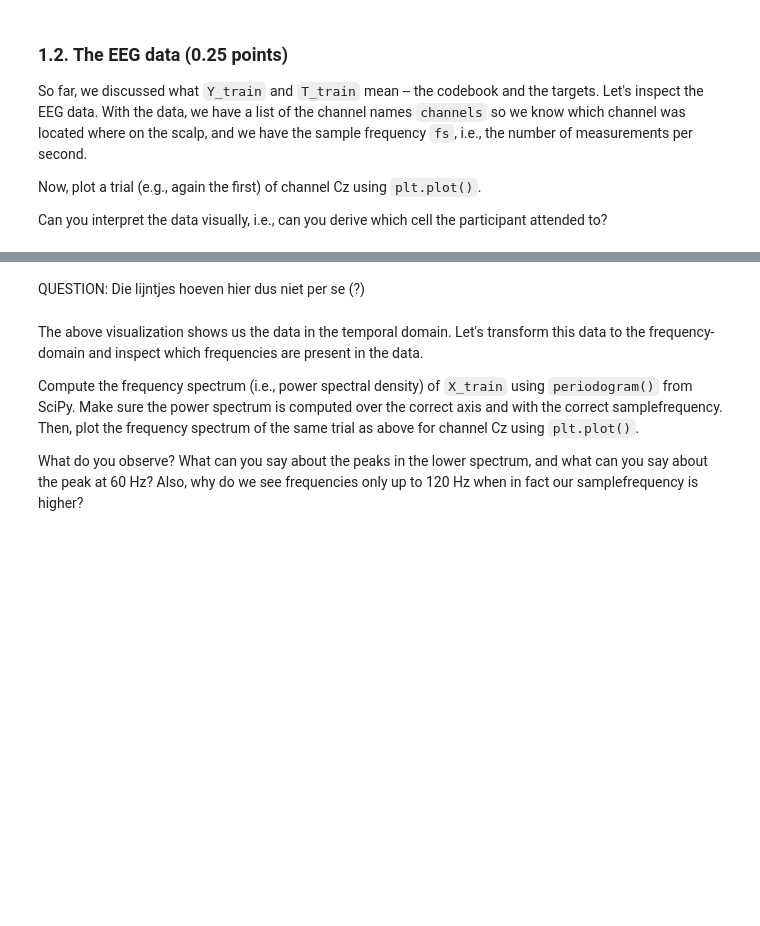
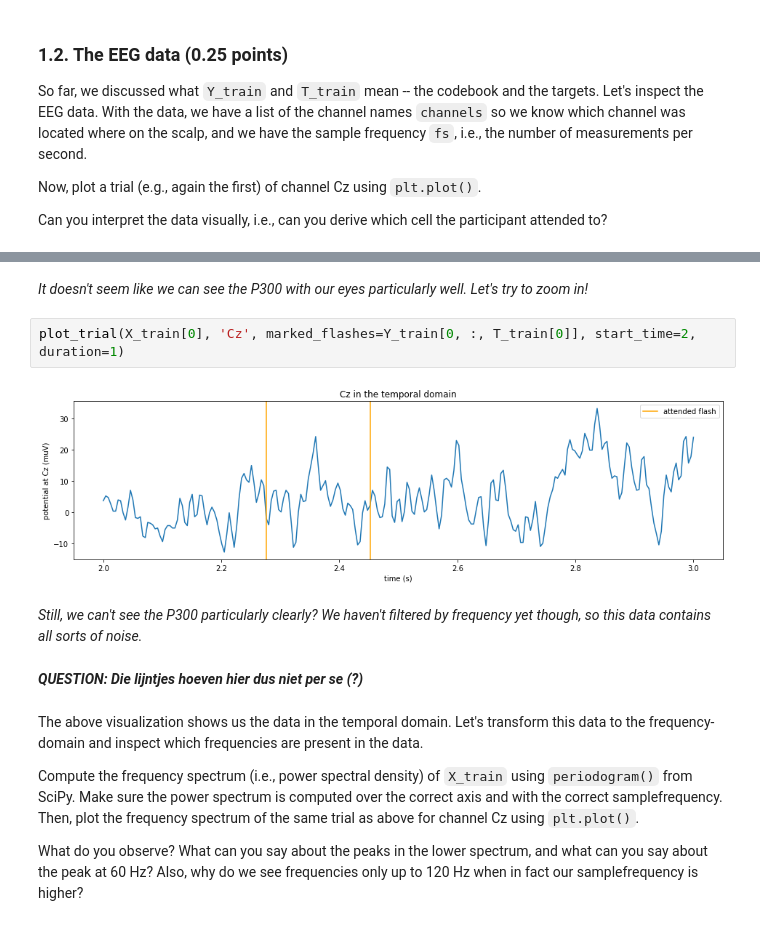
Before and after one commit to malyvsen/radboud-bci, a Jupyter notebook: assignment1.ipynb, the cells around one changed output, grey strips where cells are left out. Saved outputs shown, nothing was run; the diff lists cells and outputs as text; blank space fills up the shorter version.

```diff
--- a/assignment1.ipynb
+++ b/assignment1.ipynb
@@ -332,5 +325,13 @@ plt.show()
+# %% [markdown]
+_It doesn't seem like we can see the P300 with our eyes particularly well. Let's try to zoom in!_
+# %%
+plot_trial(X_train[0], 'Cz', marked_flashes=Y_train[0, :, T_train[0]], start_time=2, duration=1)
+# %% [output]
+[figure, added]
+# %% [markdown]
+_Still, we can't see the P300 particularly clearly? We haven't filtered by frequency yet though, so this data contains all sorts of noise._
 # %% [markdown]
-QUESTION: Die lijntjes hoeven hier dus niet per se (?)
+_**QUESTION: Die lijntjes hoeven hier dus niet per se (?)**_
 # %% [markdown]
 The above visualization shows us the data in the temporal domain. Let's transform this data to the frequency-domain and inspect which frequencies are present in the data.
 
```
Also changed, not shown: parts of 29 cells of this notebook.
